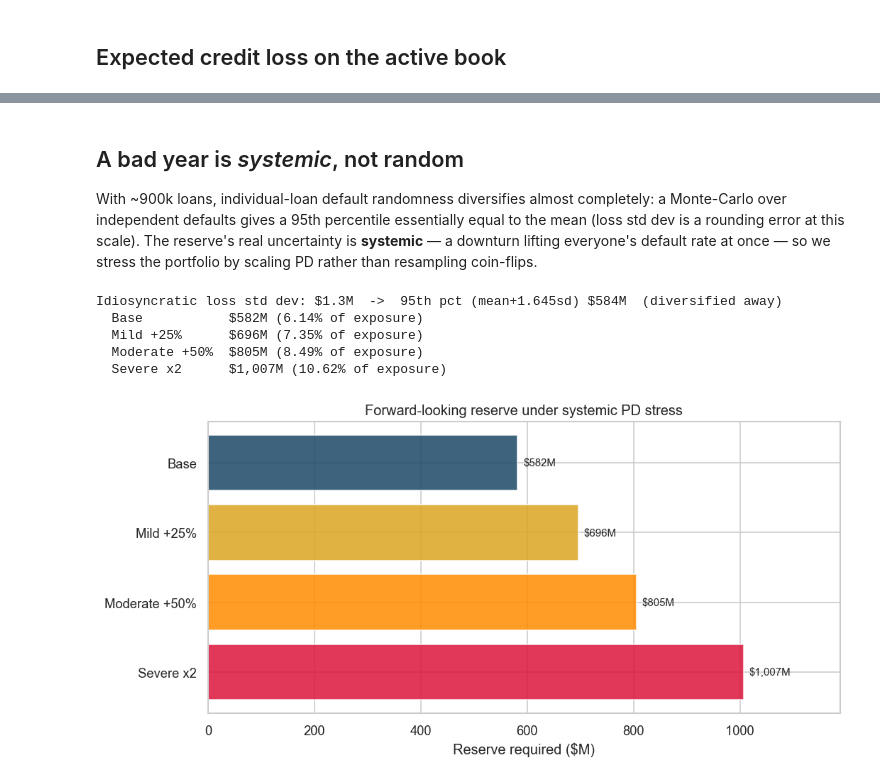
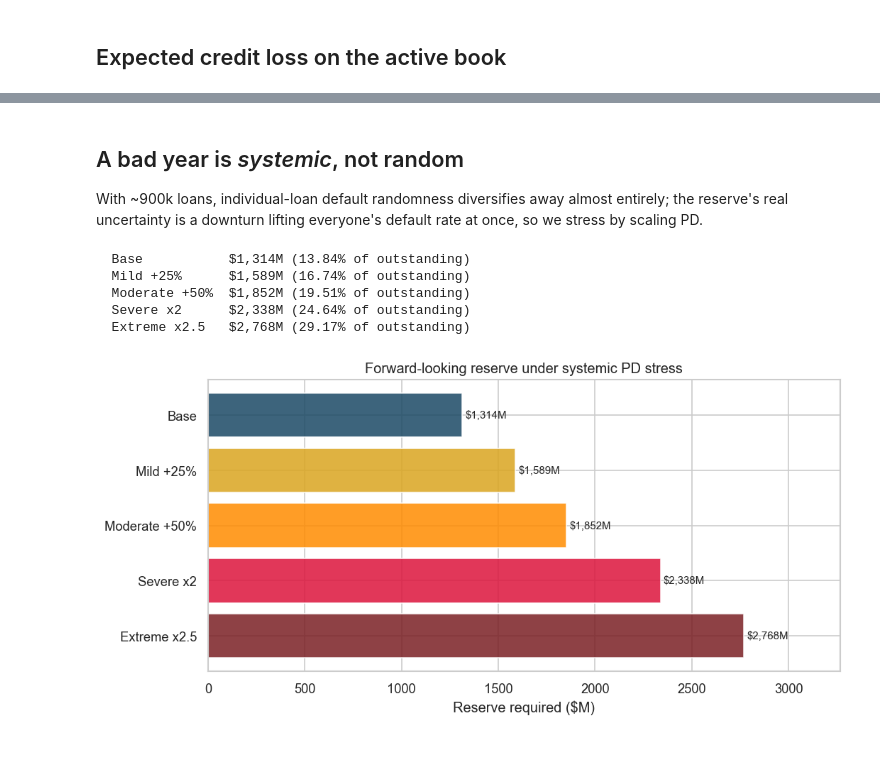
Before and after one commit to TheHoodedPortal/Lending-Club-Credit-Risk, a Jupyter notebook: python/04_reserve.ipynb, the cells around one changed output, grey strips where cells are left out. Drawn from its saved outputs; the diff is of its cells as text; code cells hidden in the pictures; blank space fills up the shorter version.

```diff
--- a/python/04_reserve.ipynb
+++ b/python/04_reserve.ipynb
@@ -16,12 +16,9 @@ Everything uses information observable *today*; nothing reaches into the future.
 import pandas as pd, numpy as np
 import matplotlib.pyplot as plt, seaborn as sns
 from lifelines import CoxPHFitter
-import statsmodels.api as sm
 
-sns.set_theme(style="whitegrid", palette="muted")
-plt.rcParams["figure.dpi"] = 120
-
-SNAP = pd.Timestamp("2019-01-01")   # data snapshot
+sns.set_theme(style="whitegrid", palette="muted"); plt.rcParams["figure.dpi"] = 120
+SNAP = pd.Timestamp("2019-01-01")
 df = pd.read_parquet("../data/processed/loans_clean.parquet")
 df["grade_num"] = df["grade"].map({"A":1,"B":2,"C":3,"D":4,"E":5,"F":6,"G":7})
 print(f"Loaded {len(df):,} loans")
@@ -49,0 +53,9 @@ Late (16-30 days)       4344
+# %%
+CHARGED = {"Charged Off","Default","Does not meet the credit policy. Status:Charged Off"}
+co = df[df["loan_status"].isin(CHARGED)].copy()
+co["ead_def"] = (co["loan_amnt"] - co["total_rec_prncp"]).clip(lower=0)   # principal owed at default
+co = co[co["ead_def"] > 100]
+co["lgd_out"] = ((co["ead_def"] - co["recoveries"]).clip(lower=0) / co["ead_def"]).clip(0, 1)
+LGD = float(co["lgd_out"].mean())
+print(f"LGD on outstanding = {LGD:.3f}  (recovery {1-LGD:.1%})")
+print("By grade:", co.groupby("grade")["lgd_out"].mean().round(3).to_dict())
@@ -152,35 +140,28 @@ G       0.04   66.88    7.83     19.60
 # %% [markdown]
 ## A bad year is *systemic*, not random
 
-With ~900k loans, individual-loan default randomness diversifies almost completely:
-a Monte-Carlo over independent defaults gives a 95th percentile essentially equal to
-the mean (loss std dev is a rounding error at this scale). The reserve's real
-uncertainty is **systemic** — a downturn lifting everyone's default rate at once — so
-we stress the portfolio by scaling PD rather than resampling coin-flips.
+With ~900k loans, individual-loan default randomness diversifies away almost
+entirely; the reserve's real uncertainty is a downturn lifting everyone's default
+rate at once, so we stress by scaling PD.
 # %%
-var = (sc["rem_pd"]*(1-sc["rem_pd"])*(sc["lgd"]*sc["ead"])**2).sum(); sd = var**0.5
-print(f"Idiosyncratic loss std dev: ${sd/1e6:.1f}M  ->  95th pct (mean+1.645sd) ${(ecl+1.645*sd)/1e6:,.0f}M  (diversified away)")
-
-scen = [("Base", 1.0), ("Mild +25%", 1.25), ("Moderate +50%", 1.5), ("Severe x2", 2.0)]
-vals = [float((np.minimum(sc["rem_pd"]*k, 1.0)*sc["lgd"]*sc["ead"]).sum()) for _,k in scen]
-for (lab,_), v in zip(scen, vals):
-    print(f"  {lab:14s} ${v/1e6:,.0f}M ({v/exposure:.2%} of exposure)")
+scen = [("Base",1.0),("Mild +25%",1.25),("Moderate +50%",1.5),("Severe x2",2.0),("Extreme x2.5",2.5)]
+vals = [float((np.minimum(sc["rem_pd"]*k,1.0)*LGD*sc["ead"]).sum()) for _,k in scen]
+for (lab,_),v in zip(scen, vals):
+    print(f"  {lab:14s} ${v/1e6:,.0f}M ({v/exposure:.2%} of outstanding)")
 
 fig, ax = plt.subplots(figsize=(9, 4.5))
-colors = ["#1b4965","goldenrod","darkorange","crimson"]
+colors = ["#1b4965","goldenrod","darkorange","crimson","#7a1f24"]
 labels = [s for s,_ in scen]
 bars = ax.barh(labels[::-1], [v/1e6 for v in vals][::-1], color=colors[::-1], alpha=0.85)
 for b,v in zip(bars, vals[::-1]):
-    ax.text(b.get_width()+10, b.get_y()+b.get_height()/2, f"${v/1e6:,.0f}M", va="center", fontsize=9)
+    ax.text(b.get_width()+15, b.get_y()+b.get_height()/2, f"${v/1e6:,.0f}M", va="center", fontsize=9)
 ax.set_xlabel("Reserve required ($M)"); ax.set_xlim(0, max(vals)/1e6*1.18)
 ax.set_title("Forward-looking reserve under systemic PD stress")
-plt.tight_layout()
-plt.savefig("../output/figures/ecl_stress.png", dpi=150)
-plt.show()
+plt.tight_layout(); plt.savefig("../output/figures/ecl_stress.png", dpi=150); plt.show()
 # %% [output]
-Idiosyncratic loss std dev: $1.3M  ->  95th pct (mean+1.645sd) $584M  (diversified away)
-  Base           $582M (6.14% of exposure)
-  Mild +25%      $696M (7.35% of exposure)
-  Moderate +50%  $805M (8.49% of exposure)
-  Severe x2      $1,007M (10.62% of exposure)
+  Base           $1,314M (13.84% of outstanding)
+  Mild +25%      $1,589M (16.74% of outstanding)
+  Moderate +50%  $1,852M (19.51% of outstanding)
+  Severe x2      $2,338M (24.64% of outstanding)
+  Extreme x2.5   $2,768M (29.17% of outstanding)
-[figure, old version]
+[figure, new version]
```
Also changed, not shown: parts of 14 cells of this notebook, 9 other files.
